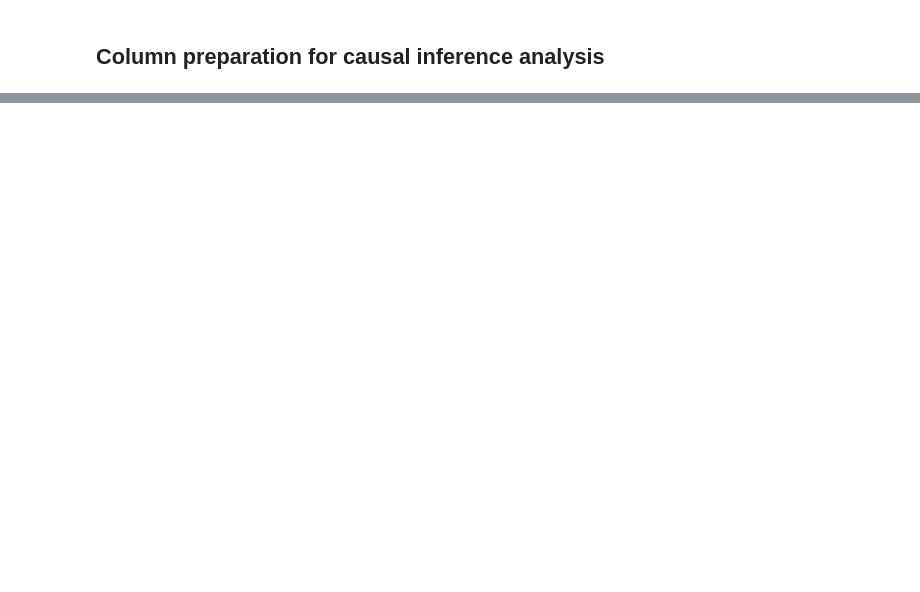
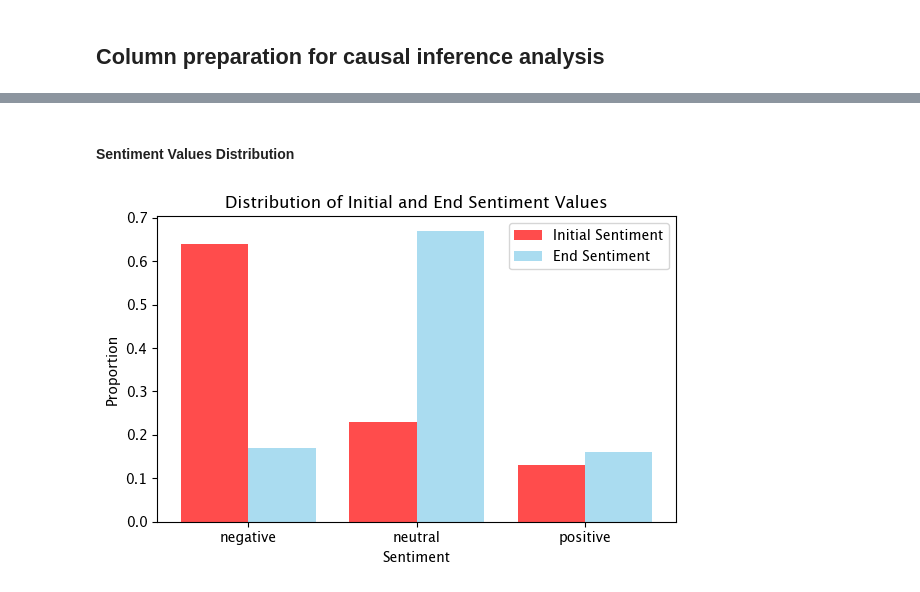
Before and after one commit to vspvikram/LangChain-Twitter-Customer-Support-Causal-Impact, a Jupyter notebook: Customer_Support_Conversational_Analysis.ipynb, the cells around one changed output, grey strips where cells are left out. Drawn from its saved outputs; the diff is of its cells as text; code cells hidden in the pictures; blank space fills up the shorter version.

```diff
--- a/Customer_Support_Conversational_Analysis.ipynb
+++ b/Customer_Support_Conversational_Analysis.ipynb
@@ -125,0 +407,32 @@ df.head(2)
+# %% [markdown]
+#### Sentiment Values Distribution
+# %%
+# Prepare data for plotting
+sentiment_counts_initial = starting_tweets_df['initial_sentiment'].value_counts(normalize=True)
+sentiment_counts_end = starting_tweets_df['end_sentiment'].value_counts(normalize=True)
+
+# consistent ordering of sentiment categories across both series
+sentiment_order = ["negative", "neutral", "positive"]
+sentiment_counts_initial = sentiment_counts_initial.reindex(sentiment_order).reset_index()
+sentiment_counts_end = sentiment_counts_end.reindex(sentiment_order).reset_index()
+
+# Plotting
+plt.figure(figsize=(6, 4))
+# Setting the positions and width for the bars
+pos = list(range(len(sentiment_counts_initial['initial_sentiment'])))
+width = 0.4  # the width of a bar
+
+# Plotting the bars
+plt.bar(pos, sentiment_counts_initial['proportion'], width, alpha=0.7, color='red', label='Initial Sentiment')
+plt.bar([p + width for p in pos], sentiment_counts_end['proportion'], width, alpha=0.7, color='skyblue', label='End Sentiment')
+
+plt.xlabel('Sentiment')
+plt.ylabel('Proportion')
+plt.title('Distribution of Initial and End Sentiment Values')
+plt.xticks([p + width/2 for p in pos], sentiment_order)
+
+plt.legend(['Initial Sentiment', 'End Sentiment'], loc='upper right')
+plt.tight_layout()
+plt.show()
+# %% [output]
+[figure, added]
```
Also changed, not shown: parts of 32 cells of this notebook, 1 other file.
